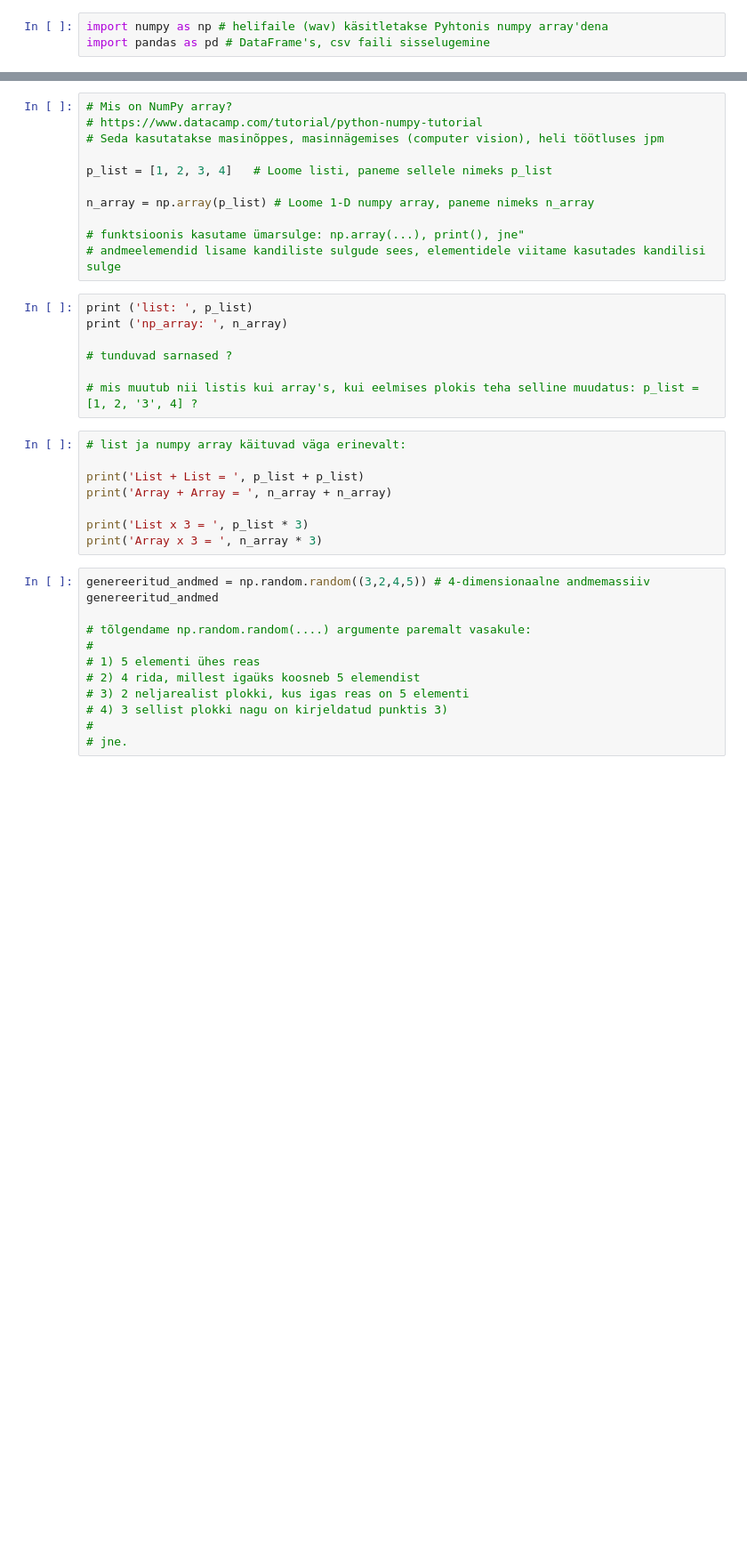
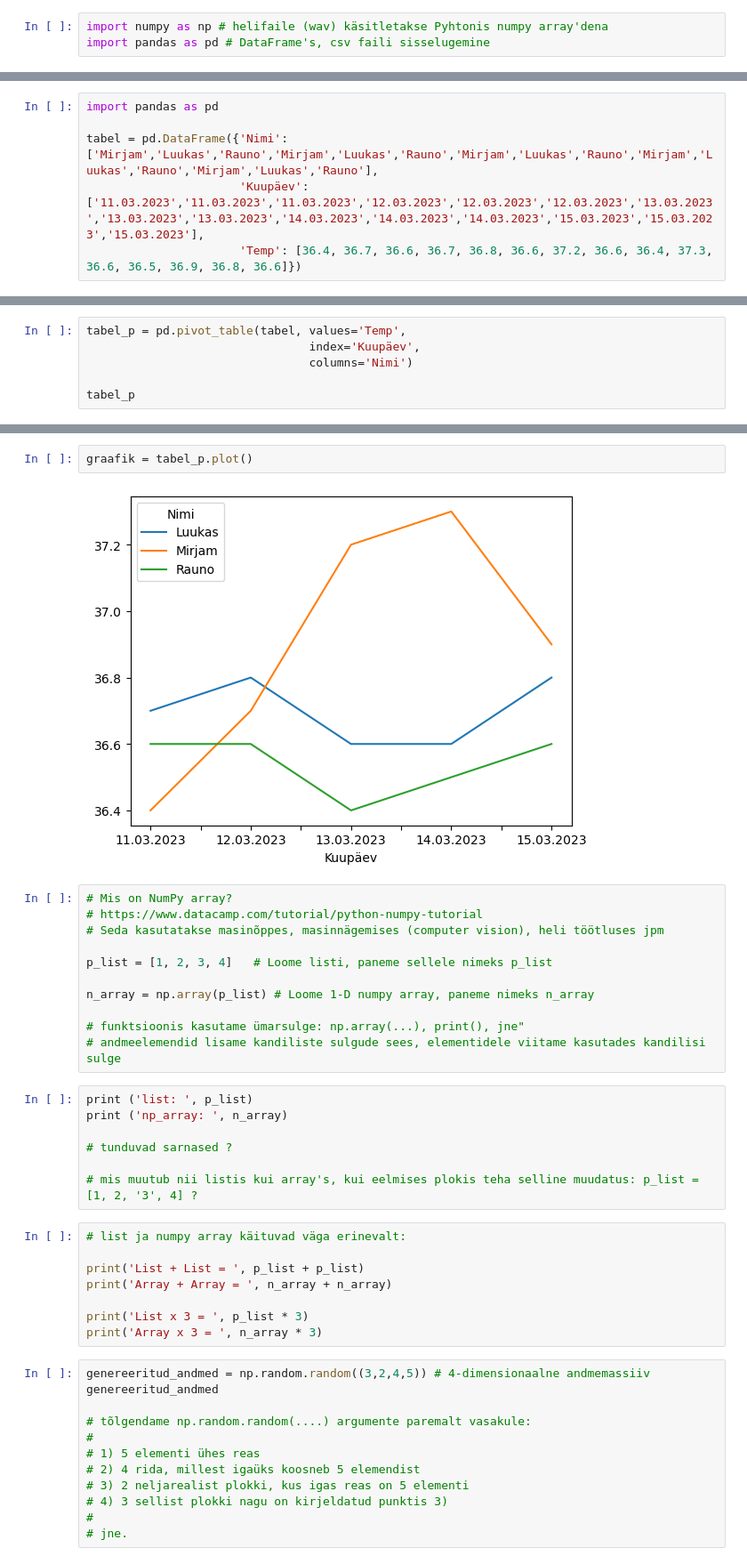
Before and after one commit to teetlohmus/pjk, a Jupyter notebook: pjk-10-klass-nparray-dataframe-dictionary.ipynb, the cells around one changed output, grey strips where cells are left out. Shown at 89% size. Saved outputs shown, nothing was run; the diff lists cells and outputs as text; blank space fills up the shorter version.

```diff
--- a/pjk-10-klass-nparray-dataframe-dictionary.ipynb
+++ b/pjk-10-klass-nparray-dataframe-dictionary.ipynb
@@ -5,0 +116,6 @@ import pandas as pd # DataFrame's, csv faili sisselugemine
+# %%
+import pandas as pd
+
+tabel = pd.DataFrame({'Nimi': ['Mirjam','Luukas','Rauno','Mirjam','Luukas','Rauno','Mirjam','Luukas','Rauno','Mirjam','Luukas','Rauno','Mirjam','Luukas','Rauno'],
+                      'Kuupäev': ['11.03.2023','11.03.2023','11.03.2023','12.03.2023','12.03.2023','12.03.2023','13.03.2023','13.03.2023','13.03.2023','14.03.2023','14.03.2023','14.03.2023','15.03.2023','15.03.2023','15.03.2023'],
+                      'Temp': [36.4, 36.7, 36.6, 36.7, 36.8, 36.6, 37.2, 36.6, 36.4, 37.3, 36.6, 36.5, 36.9, 36.8, 36.6]})
@@ -5,0 +189,6 @@ import pandas as pd # DataFrame's, csv faili sisselugemine
+# %%
+tabel_p = pd.pivot_table(tabel, values='Temp',
+                                index='Kuupäev',
+                                columns='Nimi')
+
+tabel_p
@@ -6,3 +235,7 @@ import pandas as pd # DataFrame's, csv faili sisselugemine
+# %%
+graafik = tabel_p.plot()
+# %% [output]
+[figure, added]
 # %%
 # Mis on NumPy array?
 # https://www.datacamp.com/tutorial/python-numpy-tutorial
```
Also changed, not shown: parts of 19 cells of this notebook.
